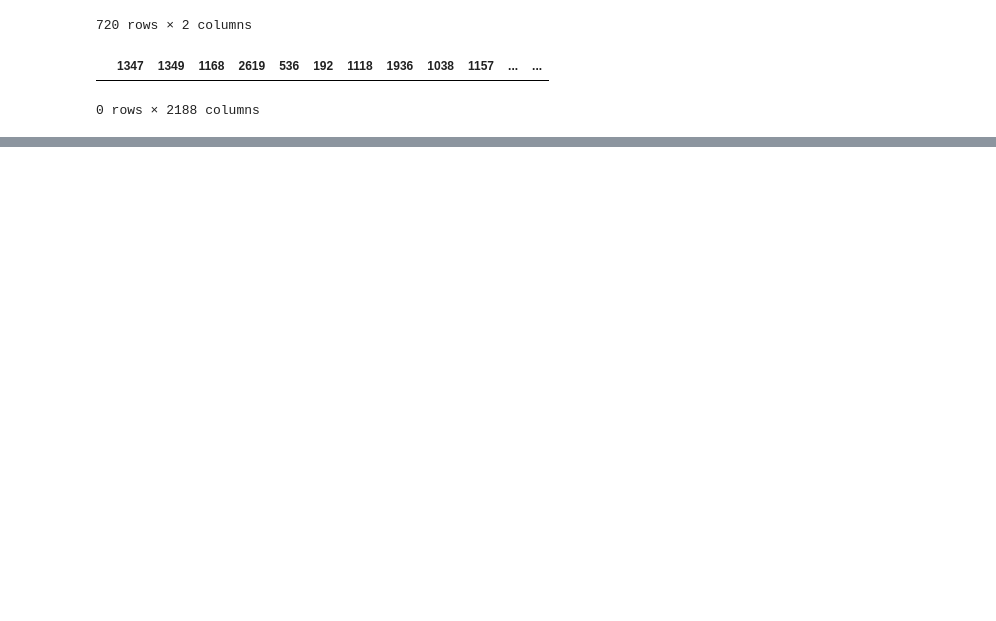
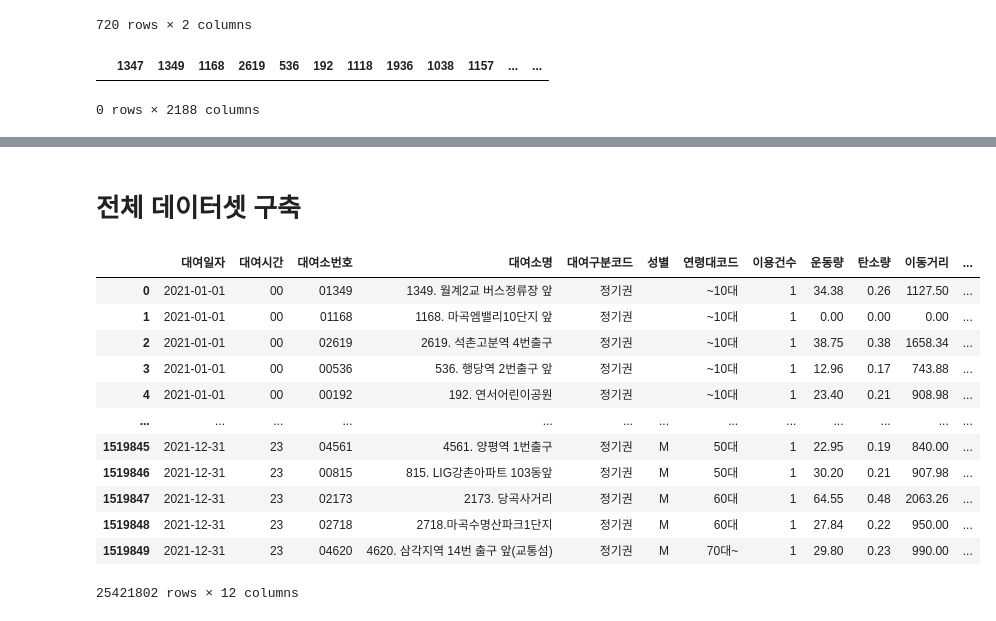
Before and after one commit to Jeong-JaeYoon/Today-I-Learned, a Jupyter notebook: 2022-1-ProbabilisticGraphicalModelAndNetworkData/new_data_summary.ipynb, the cells around one changed output, grey strips where cells are left out. Cells and saved outputs as stored; diff of their text form; code cells hidden in the pictures; blank space fills up the shorter version.

```diff
--- a/2022-1-ProbabilisticGraphicalModelAndNetworkData/new_data_summary.ipynb
+++ b/2022-1-ProbabilisticGraphicalModelAndNetworkData/new_data_summary.ipynb
@@ -179,0 +263,31 @@ df
+# %% [markdown]
+# 전체 데이터셋 구축
+# %%
+total_df = pd.DataFrame()
+
+for i in tqdm(zip):
+    with open(path_dir+'\\'+i,'r+',encoding='CP949',errors='ignore') as f :
+        reader = csv.reader(f)
+        for i,row in enumerate(reader):
+            if i == 0:
+                columns_name = row
+            else :
+                break
+        file = pd.DataFrame(reader,columns=columns_name)
+    total_df = pd.concat([total_df,file])
+
+total_df
+# %% [output]
+|  | 대여일자 | 대여시간 | 대여소번호 | 대여소명 | 대여구분코드 | 성별 | 연령대코드 | 이용건수 | 운동량 | 탄소량 | 이동거리 | ... |
+| 0 | 2021-01-01 | 00 | 01349 | 1349. 월계2교 버스정류장 앞 | 정기권 |  | ~10대 | 1 | 34.38 | 0.26 | 1127.50 | ... |
+| 1 | 2021-01-01 | 00 | 01168 | 1168. 마곡엠밸리10단지 앞 | 정기권 |  | ~10대 | 1 | 0.00 | 0.00 | 0.00 | ... |
+| 2 | 2021-01-01 | 00 | 02619 | 2619. 석촌고분역 4번출구 | 정기권 |  | ~10대 | 1 | 38.75 | 0.38 | 1658.34 | ... |
+| 3 | 2021-01-01 | 00 | 00536 | 536. 행당역 2번출구 앞 | 정기권 |  | ~10대 | 1 | 12.96 | 0.17 | 743.88 | ... |
+| 4 | 2021-01-01 | 00 | 00192 | 192. 연서어린이공원 | 정기권 |  | ~10대 | 1 | 23.40 | 0.21 | 908.98 | ... |
+| ... | ... | ... | ... | ... | ... | ... | ... | ... | ... | ... | ... | ... |
+| 1519845 | 2021-12-31 | 23 | 04561 | 4561. 양평역 1번출구 | 정기권 | M | 50대 | 1 | 22.95 | 0.19 | 840.00 | ... |
+| 1519846 | 2021-12-31 | 23 | 00815 | 815. LIG강촌아파트 103동앞 | 정기권 | M | 50대 | 1 | 30.20 | 0.21 | 907.98 | ... |
+| 1519847 | 2021-12-31 | 23 | 02173 | 2173. 당곡사거리 | 정기권 | M | 60대 | 1 | 64.55 | 0.48 | 2063.26 | ... |
+| 1519848 | 2021-12-31 | 23 | 02718 | 2718.마곡수명산파크1단지 | 정기권 | M | 60대 | 1 | 27.84 | 0.22 | 950.00 | ... |
+| 1519849 | 2021-12-31 | 23 | 04620 | 4620. 삼각지역 14번 출구 앞(교통섬) | 정기권 | M | 70대~ | 1 | 29.80 | 0.23 | 990.00 | ... |
+25421802 rows × 12 columns
```
Also changed, not shown: parts of 26 cells of this notebook.
